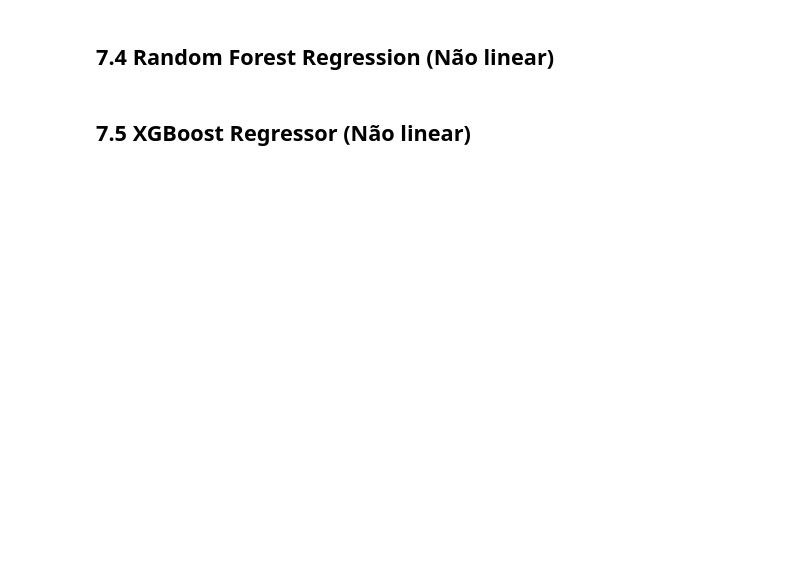
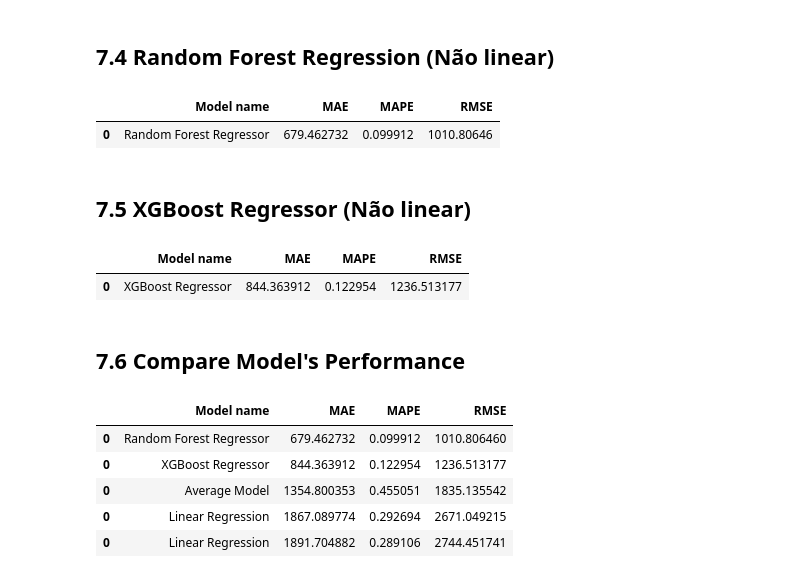
Before and after one commit to miguelzeph/curso_ds_em_producao, a Jupyter notebook: notebook_store_sales_prediction.ipynb, the cells around one changed output. Cells and saved outputs as stored; diff of their text form; code cells hidden in the pictures; blank space fills up the shorter version.

```diff
--- a/notebook_store_sales_prediction.ipynb
+++ b/notebook_store_sales_prediction.ipynb
@@ -1734,10 +1941,13 @@ yhat_rf = rf.predict(x_test)
 rf_result = ml_error(
     "Random Forest Regressor",
     np.expm1( y_test ),
-    np.expm1( yhat_lrr )
+    np.expm1( yhat_rf )
 )
 
 rf_result
+# %% [output]
+|  | Model name | MAE | MAPE | RMSE |
+| 0 | Random Forest Regressor | 679.462732 | 0.099912 | 1010.80646 |
 # %% [markdown]
 ## 7.5 XGBoost Regressor (Não linear)
 # %%
@@ -1757,10 +1967,22 @@ yhat_xgb = model_xgb.predict(x_test)
 xgb_result = ml_error(
     "XGBoost Regressor",
     np.expm1( y_test ),
-    np.expm1( yhat_lrr )
+    np.expm1( yhat_xgb )
 )
 
 xgb_result
+# %% [output]
+|  | Model name | MAE | MAPE | RMSE |
+| 0 | XGBoost Regressor | 844.363912 | 0.122954 | 1236.513177 |
+# %% [markdown]
+## 7.6 Compare Model's Performance
 # %%
 modelling_result = pd.concat( [ baseline_result, lr_result, lrr_result, rf_result, xgb_result ] )
-modelling_result
+modelling_result.sort_values('RMSE')
+# %% [output]
+|  | Model name | MAE | MAPE | RMSE |
+| 0 | Random Forest Regressor | 679.462732 | 0.099912 | 1010.806460 |
+| 0 | XGBoost Regressor | 844.363912 | 0.122954 | 1236.513177 |
+| 0 | Average Model | 1354.800353 | 0.455051 | 1835.135542 |
+| 0 | Linear Regression | 1867.089774 | 0.292694 | 2671.049215 |
+| 0 | Linear Regression | 1891.704882 | 0.289106 | 2744.451741 |
```
Also changed, not shown: parts of 55 cells of this notebook.
